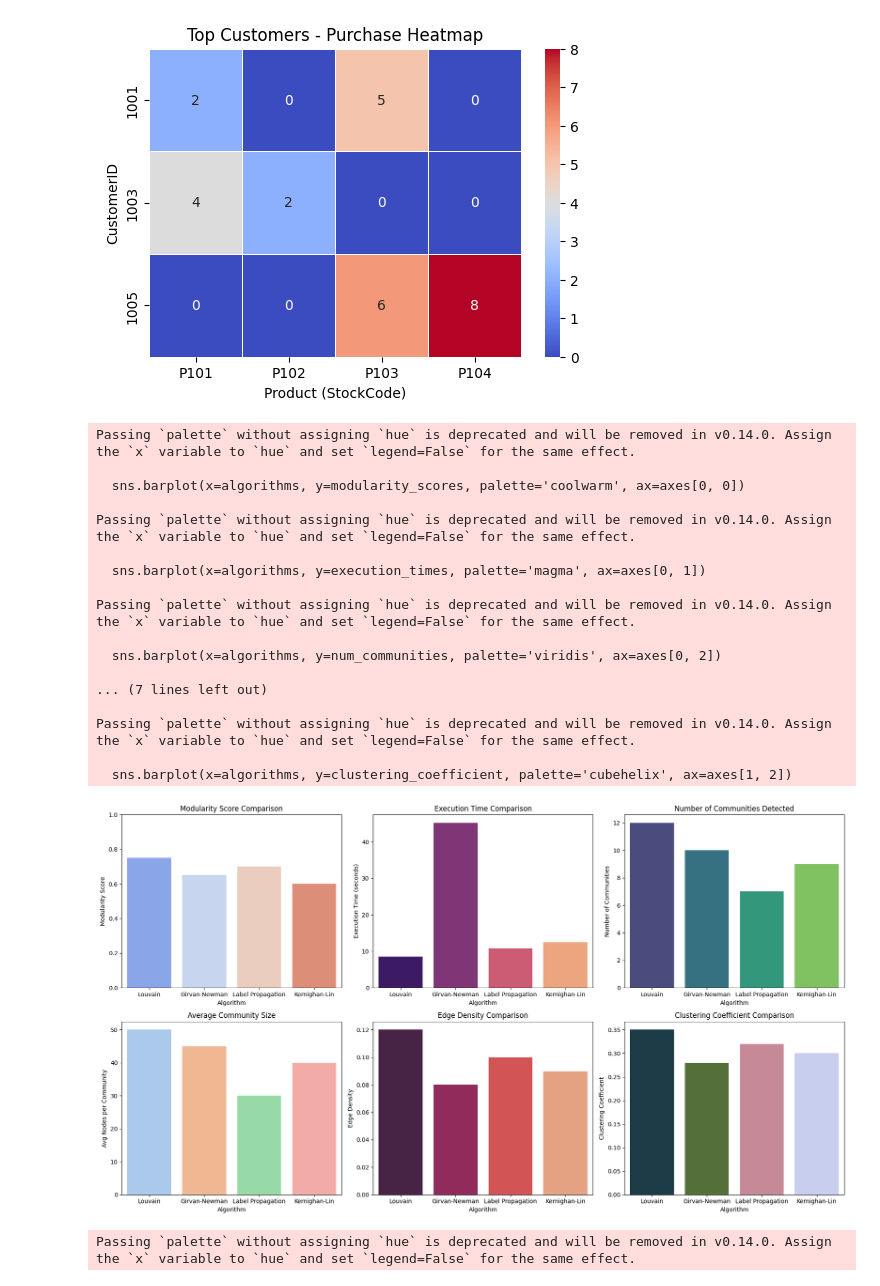
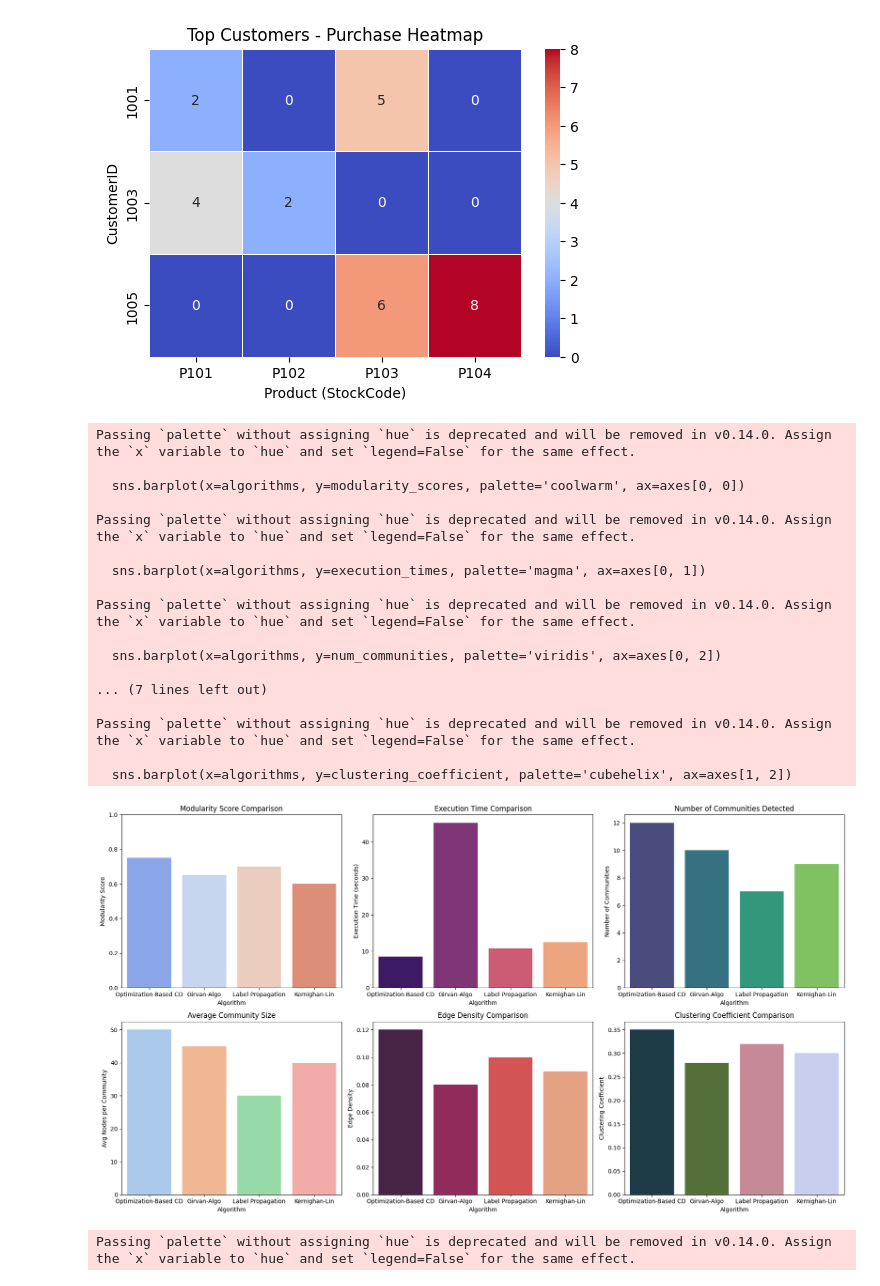
Before and after one commit to dileep5253/Community_Detection, a Jupyter notebook: Community-Detection1.ipynb, the cells around one changed output. Cells and saved outputs as stored; diff of their text form; code cells hidden in the pictures.

```diff
--- a/Community-Detection1.ipynb
+++ b/Community-Detection1.ipynb
@@ -954,7 +953,7 @@ import seaborn as sns
 import numpy as np
 
 # Sample data (replace with actual values from your project)
-algorithms = ['Louvain', 'Girvan-Newman', 'Label Propagation', 'Kernighan-Lin']
+algorithms = ['Optimization-Based CD',  'Girvan-Algo', 'Label Propagation', 'Kernighan-Lin']
 modularity_scores = [0.75, 0.65, 0.70, 0.60]
 execution_times = [8.5, 45.2, 10.7, 12.5]  # in seconds
 num_communities = [12, 10, 7, 9]
@@ -998,34 +997,34 @@ axes[1, 1].set_title("Edge Density Comparison")
 axes[1, 1].set_xlabel("Algorithm")
 axes[1, 1].set_ylabel("Edge Density")
 
 # Clustering Coefficient Comparison**
 sns.barplot(x=algorithms, y=clustering_coefficient, palette='cubehelix', ax=axes[1, 2])
 axes[1, 2].set_title("Clustering Coefficient Comparison")
 axes[1, 2].set_xlabel("Algorithm")
 axes[1, 2].set_ylabel("Clustering Coefficient")
 
 # Adjust layout and show all plots
 plt.tight_layout()
 plt.show()
 # %% [output]
 Passing `palette` without assigning `hue` is deprecated and will be removed in v0.14.0. Assign the `x` variable to `hue` and set `legend=False` for the same effect.
 
   sns.barplot(x=algorithms, y=modularity_scores, palette='coolwarm', ax=axes[0, 0])
 
 Passing `palette` without assigning `hue` is deprecated and will be removed in v0.14.0. Assign the `x` variable to `hue` and set `legend=False` for the same effect.
 
   sns.barplot(x=algorithms, y=execution_times, palette='magma', ax=axes[0, 1])
 
 Passing `palette` without assigning `hue` is deprecated and will be removed in v0.14.0. Assign the `x` variable to `hue` and set `legend=False` for the same effect.
 
   sns.barplot(x=algorithms, y=num_communities, palette='viridis', ax=axes[0, 2])
 
 ... (7 lines left out)
 
 Passing `palette` without assigning `hue` is deprecated and will be removed in v0.14.0. Assign the `x` variable to `hue` and set `legend=False` for the same effect.
 
   sns.barplot(x=algorithms, y=clustering_coefficient, palette='cubehelix', ax=axes[1, 2])
-[figure, old version]
+[figure, new version]
 # %%
 # Hypothetical advertising performance data
 communities = ['Community A', 'Community B', 'Community C', 'Community D']
```
Also changed, not shown: parts of 4 cells of this notebook.
